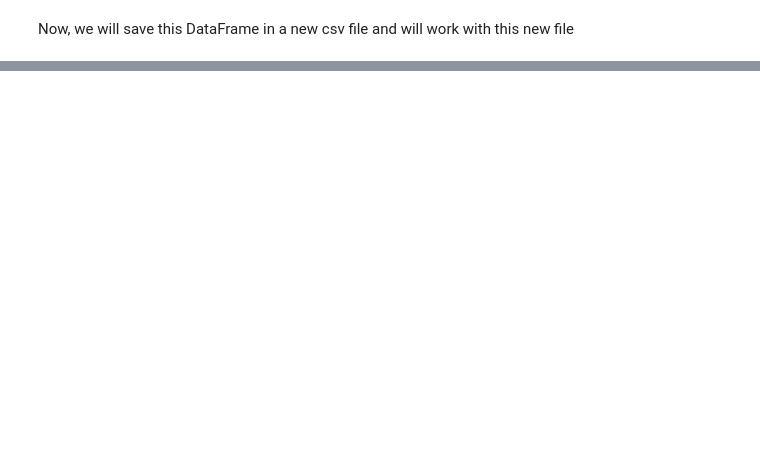
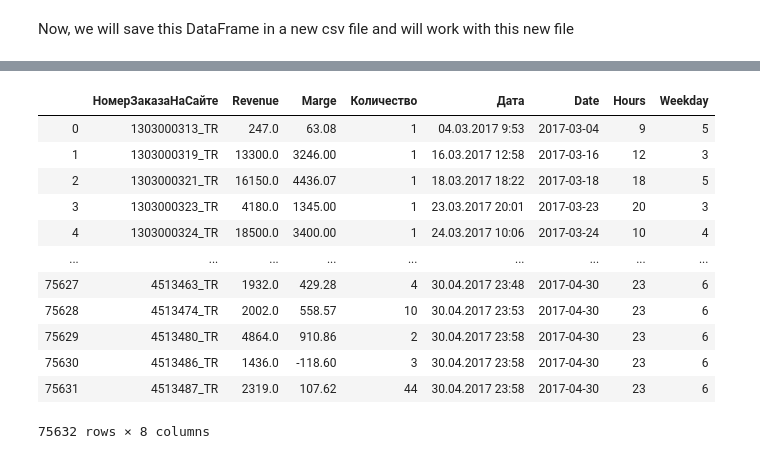
Before and after one commit to juli-ter/Project_SAS, a Jupyter notebook: 1. Data preparation.ipynb, the cells around one changed output, grey strips where cells are left out. Drawn from its saved outputs; the diff is of its cells as text; code cells hidden in the pictures; blank space fills up the shorter version.

```diff
--- a/1. Data preparation.ipynb
+++ b/1. Data preparation.ipynb
@@ -159,0 +167,9 @@ df.to_csv('clean_data.csv')
+# %%
+df.rename(columns={'СуммаСтроки': 'Revenue', 'Маржа': 'Marge', }, inplace=True)
+df_by_bills = df[['НомерЗаказаНаСайте', 'Revenue', 'Marge', 'Количество']].groupby('НомерЗаказаНаСайте').aggregate(sum)
+df_by_bills = df_by_bills.fillna(0)
+# %%
+df_data = df[['Дата','НомерЗаказаНаСайте']].drop_duplicates()
+# %%
+df_by_bills = df_by_bills.merge(df_data, how='right', on='НомерЗаказаНаСайте')
+df_by_bills
@@ -159,0 +190,32 @@ df.to_csv('clean_data.csv')
+# %%
+date = []
+hours = []
+weekdays = []
+for item in df_by_bills['Дата']:
+
+    x =  pd.to_datetime(item, format="%d.%m.%Y %H:%M")
+    a = x.timetuple()
+    hours.append(a[3])
+    weekdays.append(a[6])
+    date.append(x.replace(minute=0, hour =0))
+
+
+df_by_bills['Date'] = date
+df_by_bills['Hours'] = hours
+df_by_bills['Weekday'] = weekdays
+# %%
+df_by_bills
+# %% [output]
+|  | НомерЗаказаНаСайте | Revenue | Marge | Количество | Дата | Date | Hours | Weekday |
+| 0 | 1303000313_TR | 247.0 | 63.08 | 1 | 04.03.2017 9:53 | 2017-03-04 | 9 | 5 |
+| 1 | 1303000319_TR | 13300.0 | 3246.00 | 1 | 16.03.2017 12:58 | 2017-03-16 | 12 | 3 |
+| 2 | 1303000321_TR | 16150.0 | 4436.07 | 1 | 18.03.2017 18:22 | 2017-03-18 | 18 | 5 |
+| 3 | 1303000323_TR | 4180.0 | 1345.00 | 1 | 23.03.2017 20:01 | 2017-03-23 | 20 | 3 |
+| 4 | 1303000324_TR | 18500.0 | 3400.00 | 1 | 24.03.2017 10:06 | 2017-03-24 | 10 | 4 |
+| ... | ... | ... | ... | ... | ... | ... | ... | ... |
+| 75627 | 4513463_TR | 1932.0 | 429.28 | 4 | 30.04.2017 23:48 | 2017-04-30 | 23 | 6 |
+| 75628 | 4513474_TR | 2002.0 | 558.57 | 10 | 30.04.2017 23:53 | 2017-04-30 | 23 | 6 |
+| 75629 | 4513480_TR | 4864.0 | 910.86 | 2 | 30.04.2017 23:58 | 2017-04-30 | 23 | 6 |
+| 75630 | 4513486_TR | 1436.0 | -118.60 | 3 | 30.04.2017 23:58 | 2017-04-30 | 23 | 6 |
+| 75631 | 4513487_TR | 2319.0 | 107.62 | 44 | 30.04.2017 23:58 | 2017-04-30 | 23 | 6 |
+75632 rows × 8 columns
```
Also changed, not shown: parts of 6 cells of this notebook, 2 other files.
